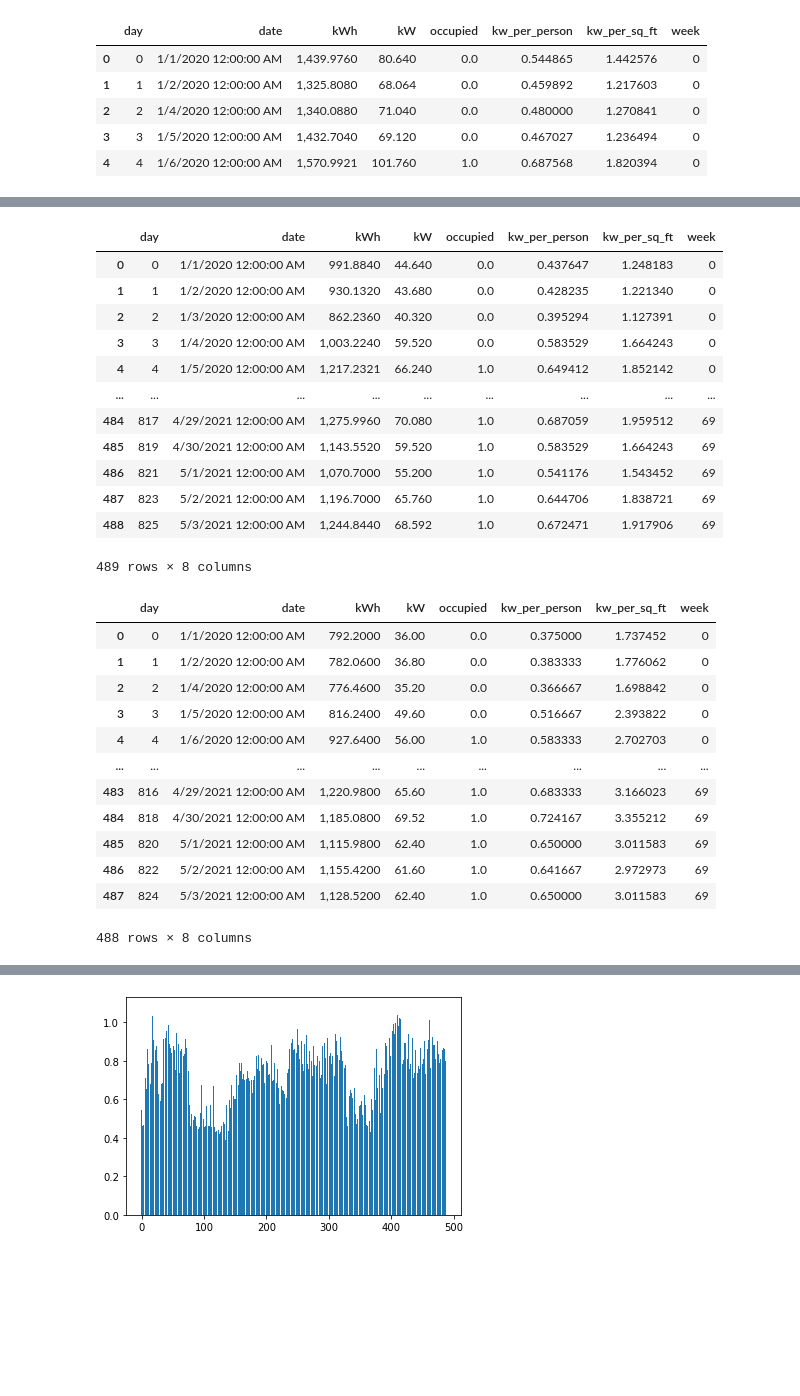
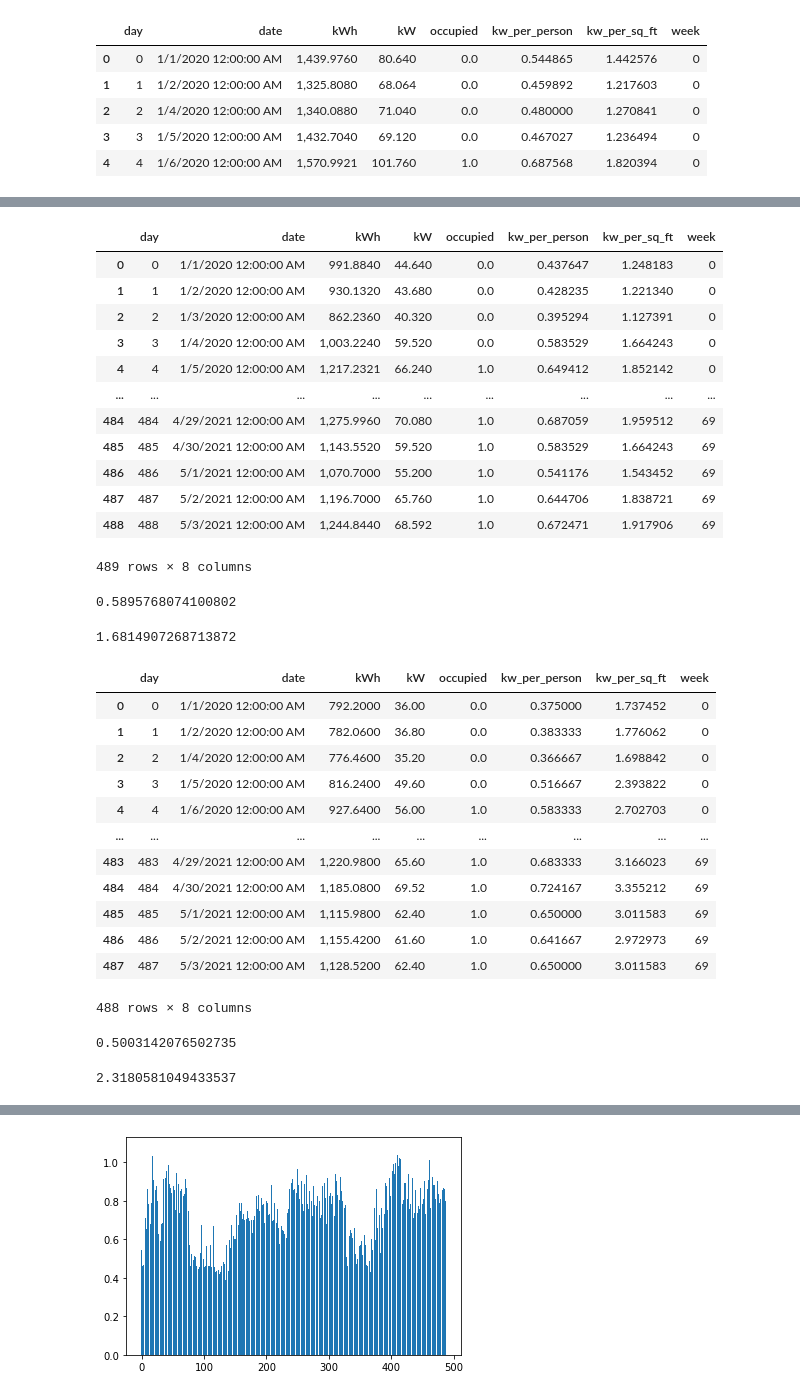
Before and after one commit to jacksonkennedynorris/green_centre, a Jupyter notebook: GreenProject.ipynb, the cells around one changed output, grey strips where cells are left out. Saved outputs shown, nothing was run; the diff lists cells and outputs as text; code cells hidden in the pictures; blank space fills up the shorter version.

```diff
--- a/GreenProject.ipynb
+++ b/GreenProject.ipynb
@@ -97,31 +108,41 @@ Notes:
 # %%
 breck = pd.read_csv("breck_daily.csv")
 breck = remove_nulls(breck)
 add_occupancy(breck)
-breck.reset_index(inplace = True)
+breck.reset_index(drop=True,inplace = True)
+breck.reset_index(inplace=True)
 rename_cols(breck)
 add_capacity_and_sqft(breck,102,35.764)
 # %% [output]
 |  | day | date | kWh | kW | occupied | kw_per_person | kw_per_sq_ft | week |
 | 0 | 0 | 1/1/2020 12:00:00 AM | 991.8840 | 44.640 | 0.0 | 0.437647 | 1.248183 | 0 |
 | 1 | 1 | 1/2/2020 12:00:00 AM | 930.1320 | 43.680 | 0.0 | 0.428235 | 1.221340 | 0 |
 | 2 | 2 | 1/3/2020 12:00:00 AM | 862.2360 | 40.320 | 0.0 | 0.395294 | 1.127391 | 0 |
 | 3 | 3 | 1/4/2020 12:00:00 AM | 1,003.2240 | 59.520 | 0.0 | 0.583529 | 1.664243 | 0 |
 | 4 | 4 | 1/5/2020 12:00:00 AM | 1,217.2321 | 66.240 | 1.0 | 0.649412 | 1.852142 | 0 |
 | ... | ... | ... | ... | ... | ... | ... | ... | ... |
-| 484 | 817 | 4/29/2021 12:00:00 AM | 1,275.9960 | 70.080 | 1.0 | 0.687059 | 1.959512 | 69 |
-| 485 | 819 | 4/30/2021 12:00:00 AM | 1,143.5520 | 59.520 | 1.0 | 0.583529 | 1.664243 | 69 |
-| 486 | 821 | 5/1/2021 12:00:00 AM | 1,070.7000 | 55.200 | 1.0 | 0.541176 | 1.543452 | 69 |
-| 487 | 823 | 5/2/2021 12:00:00 AM | 1,196.7000 | 65.760 | 1.0 | 0.644706 | 1.838721 | 69 |
-| 488 | 825 | 5/3/2021 12:00:00 AM | 1,244.8440 | 68.592 | 1.0 | 0.672471 | 1.917906 | 69 |
+| 484 | 484 | 4/29/2021 12:00:00 AM | 1,275.9960 | 70.080 | 1.0 | 0.687059 | 1.959512 | 69 |
+| 485 | 485 | 4/30/2021 12:00:00 AM | 1,143.5520 | 59.520 | 1.0 | 0.583529 | 1.664243 | 69 |
+| 486 | 486 | 5/1/2021 12:00:00 AM | 1,070.7000 | 55.200 | 1.0 | 0.541176 | 1.543452 | 69 |
+| 487 | 487 | 5/2/2021 12:00:00 AM | 1,196.7000 | 65.760 | 1.0 | 0.644706 | 1.838721 | 69 |
+| 488 | 488 | 5/3/2021 12:00:00 AM | 1,244.8440 | 68.592 | 1.0 | 0.672471 | 1.917906 | 69 |
 489 rows × 8 columns
 # %%
 breck = merge_temp_building(breck,temp)
+# %%
+breck['kw_per_person'].mean()
+# %% [output]
+0.5895768074100802
+# %%
+breck['kw_per_sq_ft'].mean()
+# %% [output]
+1.6814907268713872
 # %%
 yerkes = pd.read_csv("yerkes_daily.csv")
 yerkes = remove_nulls(yerkes)
 add_occupancy(yerkes)
-yerkes.reset_index(inplace = True)
+yerkes.reset_index(drop=True,inplace = True)
+yerkes.reset_index(inplace=True)
 rename_cols(yerkes)
 add_capacity_and_sqft(yerkes,96,20.720)
 # %% [output]
@@ -132,14 +153,22 @@ add_capacity_and_sqft(yerkes,96,20.720)
 | 3 | 3 | 1/5/2020 12:00:00 AM | 816.2400 | 49.60 | 0.0 | 0.516667 | 2.393822 | 0 |
 | 4 | 4 | 1/6/2020 12:00:00 AM | 927.6400 | 56.00 | 1.0 | 0.583333 | 2.702703 | 0 |
 | ... | ... | ... | ... | ... | ... | ... | ... | ... |
-| 483 | 816 | 4/29/2021 12:00:00 AM | 1,220.9800 | 65.60 | 1.0 | 0.683333 | 3.166023 | 69 |
-| 484 | 818 | 4/30/2021 12:00:00 AM | 1,185.0800 | 69.52 | 1.0 | 0.724167 | 3.355212 | 69 |
-| 485 | 820 | 5/1/2021 12:00:00 AM | 1,115.9800 | 62.40 | 1.0 | 0.650000 | 3.011583 | 69 |
-| 486 | 822 | 5/2/2021 12:00:00 AM | 1,155.4200 | 61.60 | 1.0 | 0.641667 | 2.972973 | 69 |
-| 487 | 824 | 5/3/2021 12:00:00 AM | 1,128.5200 | 62.40 | 1.0 | 0.650000 | 3.011583 | 69 |
+| 483 | 483 | 4/29/2021 12:00:00 AM | 1,220.9800 | 65.60 | 1.0 | 0.683333 | 3.166023 | 69 |
+| 484 | 484 | 4/30/2021 12:00:00 AM | 1,185.0800 | 69.52 | 1.0 | 0.724167 | 3.355212 | 69 |
+| 485 | 485 | 5/1/2021 12:00:00 AM | 1,115.9800 | 62.40 | 1.0 | 0.650000 | 3.011583 | 69 |
+| 486 | 486 | 5/2/2021 12:00:00 AM | 1,155.4200 | 61.60 | 1.0 | 0.641667 | 2.972973 | 69 |
+| 487 | 487 | 5/3/2021 12:00:00 AM | 1,128.5200 | 62.40 | 1.0 | 0.650000 | 3.011583 | 69 |
 488 rows × 8 columns
 # %%
 yerkes = merge_temp_building(yerkes,temp)
+# %%
+yerkes['kw_per_person'].mean()
+# %% [output]
+0.5003142076502735
+# %%
+yerkes['kw_per_sq_ft'].mean()
+# %% [output]
+2.3180581049433537
 # %%
 brock = pd.read_csv("brock_daily.csv")
 brock = remove_nulls(brock)
```
Also changed, not shown: parts of 8 cells of this notebook, 1 other file.
